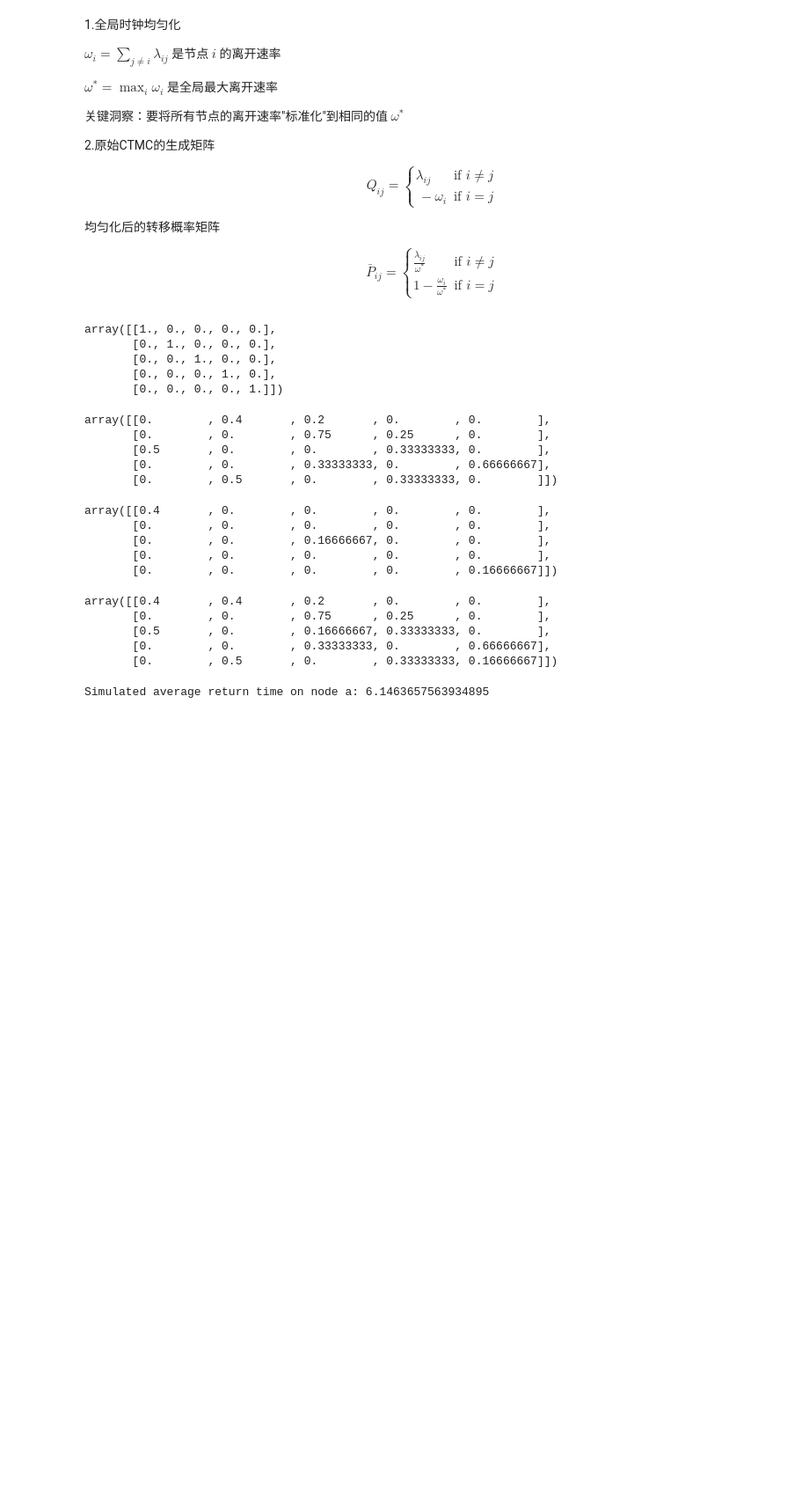
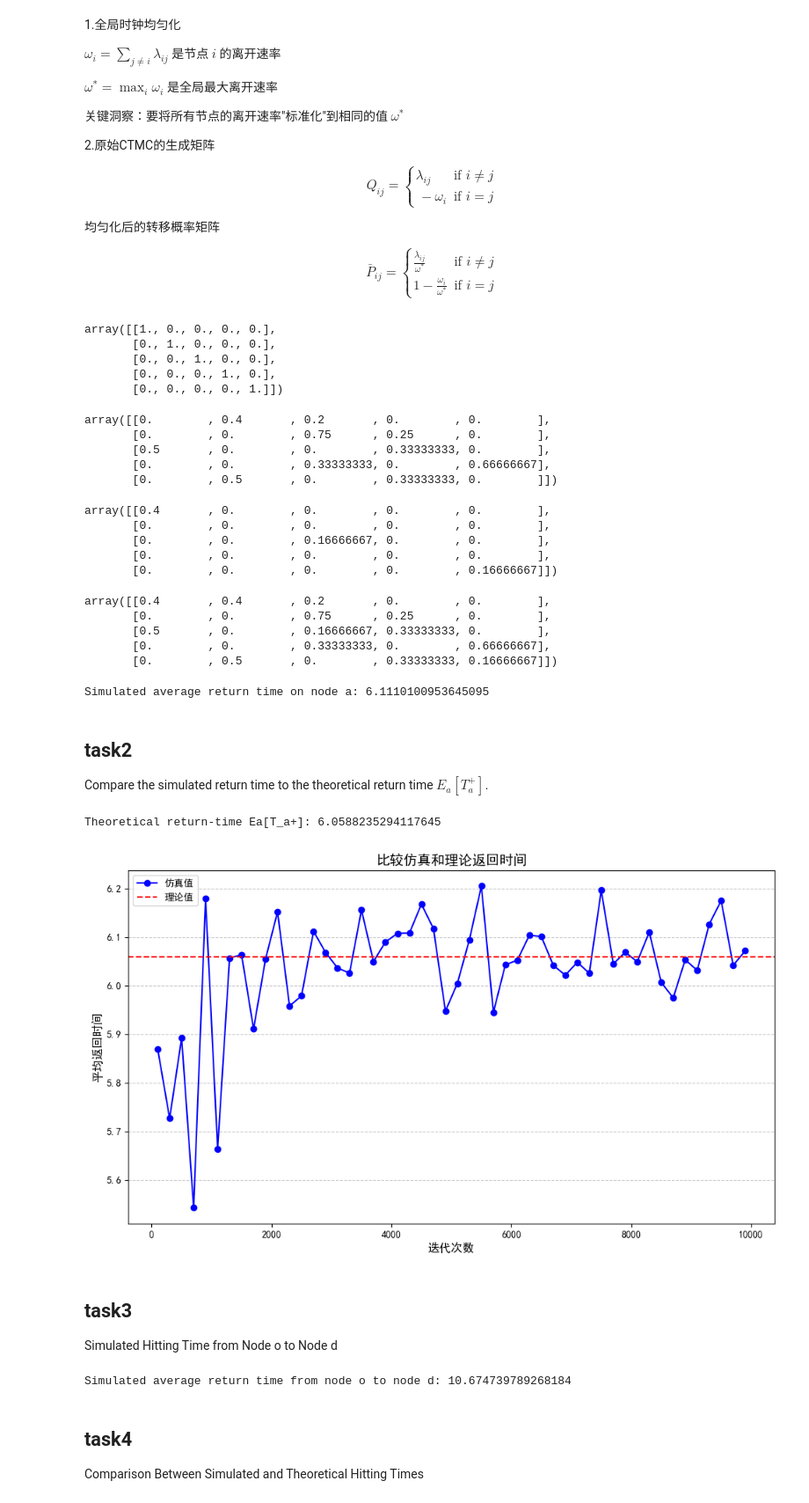
Before and after one commit to Decade-rider/Network_Dynamics_and_Learning_Homeworks, a Jupyter notebook: Homework2/Homework_2_pcl.ipynb, the cells around one changed output. Shown at 88% size. Cells and saved outputs as stored; diff of their text form; code cells hidden in the pictures; blank space fills up the shorter version.

```diff
--- a/Homework2/Homework_2_pcl.ipynb
+++ b/Homework2/Homework_2_pcl.ipynb
@@ -246,7 +248,7 @@ array([[0.4       , 0.4       , 0.2       , 0.        , 0.        ],
        [0.        , 0.        , 0.33333333, 0.        , 0.66666667],
        [0.        , 0.5       , 0.        , 0.33333333, 0.16666667]])
 # %%
-def get_particle_simulation_time(source='a', target='a', num_simulations=10000):
+def get_particle_simulation_time(source, target, num_simulations=10000):
     transition_times = []
 
     for _ in range(num_simulations):
@@ -269,6 +271,67 @@ def get_particle_simulation_time(source='a', target='a', num_simulations=10000):
 
     return np.mean(transition_times)
 
-print("Simulated average return time on node a:", get_particle_simulation_time())
+print("Simulated average return time on node a:", get_particle_simulation_time('a', 'a'))
 # %% [output]
-Simulated average return time on node a: 6.1463657563934895
+Simulated average return time on node a: 6.1110100953645095
+# %% [markdown]
+## task2
+
+Compare the simulated return time to the theoretical return time $E_{a}[T_{a}^{+}]$.
+# %%
+### Compute the theoretical return-time Ea[Ta]
+def compute_stationary_distribution(P):
+    values, vectors = np.linalg.eig(P.T)
+    index = np.argmax(values.real)  # Dominant eigenvalue (close to 1)
+    pi = vectors[:, index].real
+    pi = pi / np.sum(pi)  # Normalize to get probabilities
+    return pi
+
+pi_bar =  compute_stationary_distribution(P_bar)
+
+# Theoretical return-time for node 'a'
+node_a = node_indices['a']
+E_a_T_a = 1 / (omega[node_a] * pi_bar[node_a])
+
+print("Theoretical return-time Ea[T_a+]:", E_a_T_a)
+# %% [output]
+Theoretical return-time Ea[T_a+]: 6.0588235294117645
+# %%
+### Simulate many retun-times
+simulation_value_list = []
+num_simulations_list = range(100, 10000, 200)
+for num in num_simulations_list:
+    simulation_value_list.append(get_particle_simulation_time(num_simulations=num))
+# %%
+### Plot the simulation results and compare with the theoretical value
+plt.rcParams['font.sans-serif'] = ['SimHei']  # 设置中文字体
+plt.rcParams['axes.unicode_minus'] = False  # 解决负号显示问题
+plt.figure(figsize=(10, 6))
+plt.plot(num_simulations_list, simulation_value_list, label='仿真值', marker='o', linestyle='-', color='blue')
+plt.axhline(y=E_a_T_a, color='red', linestyle='--', label='理论值')
+
+# Add labels, legend, and title
+plt.xlabel('迭代次数', fontsize=12)
+plt.ylabel('平均返回时间', fontsize=12)
+plt.title('比较仿真和理论返回时间', fontsize=14)
+plt.legend()
+plt.grid(axis='y', linestyle='--', alpha=0.7)
+
+# Show the plot
+plt.tight_layout()
+plt.show()
+# %% [output]
+[figure, added]
+# %% [markdown]
+## task3
+Simulated Hitting Time from Node o to Node d
+# %%
+### Hitting time simulation using global Poisson clock
+simulated_hitting_time = get_particle_simulation_time(source='o', target='d')
+print("Simulated average return time from node o to node d:", simulated_hitting_time)
+# %% [output]
+Simulated average return time from node o to node d: 10.674739789268184
+# %% [markdown]
+## task4
+
+Comparison Between Simulated and Theoretical Hitting Times
```
Also changed, not shown: parts of 7 cells of this notebook.
